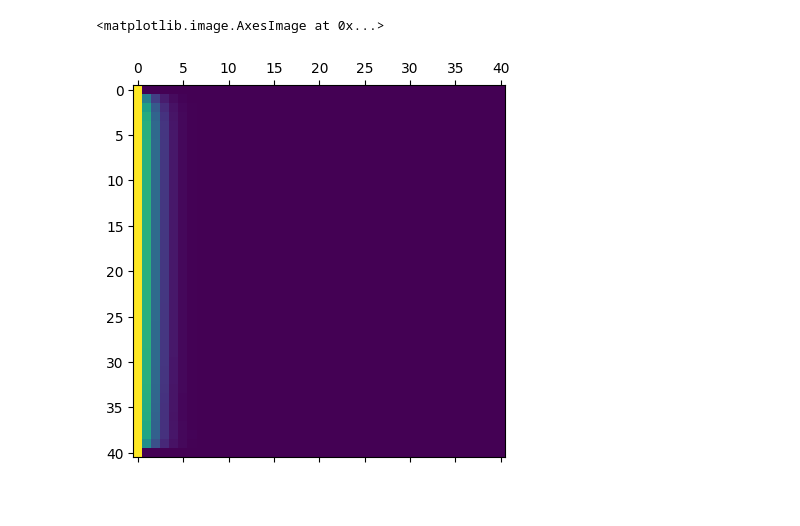
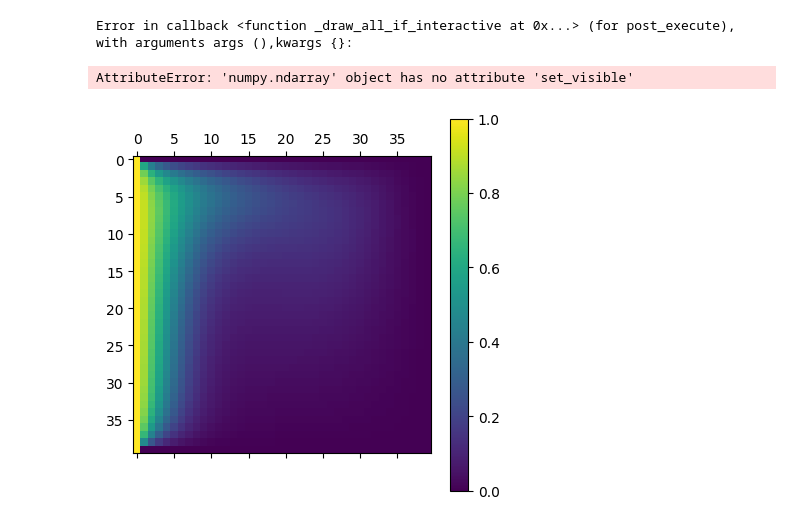
Before and after one commit to PierreG25/Thermal-transfert, a Jupyter notebook: ADI_Thomas.ipynb, the cells around one changed output. Saved outputs shown, nothing was run; the diff lists cells and outputs as text; code cells hidden in the pictures; blank space fills up the shorter version.

```diff
--- a/ADI_Thomas.ipynb
+++ b/ADI_Thomas.ipynb
@@ -12,12 +12,9 @@ Re = 100.0
 Pr = 0.71
 Ri = 1.0
 U0 = 1.0  # Vitesse paroi supérieure
-dt = 0.001
-alpha_sor = 1.5
+dt = 0.01
+alpha_sor = 1.725
 tol_sor = 1e-6
-
-rho = 1.25  # Densité
-Cp = 1005  # Capacité thermique
 
 # --- INITIALISATION ---
 T = np.zeros((nx, ny))
@@ -130,9 +127,9 @@ def solve_poisson_psi(psi, w, dx, alpha_sor, tol):
 # BOUCLE PRINCIPALE
 # ----------------------------------------------------------------
 
-img_dic = {'T': [], 'w': [], 'psi': []}
+img_dic = {'T': [], 'w': [], 'psi': [], 'u' : [], 'v' : []}
 
-for n in range(201):
+for n in range(2000):
     T = solve_energy_adi(T, psi, dt, dx, dy, Re, Pr)
     w = update_vorticity_boundary(w, psi, dx, dy, U0)
     w = solve_vorticity_interior(w, T, psi, dt, dx, dy, Re, Ri)
@@ -142,8 +139,14 @@ for n in range(201):
         img_dic['T'].append(T.copy())
         img_dic['w'].append(w.copy())
         img_dic['psi'].append(psi.copy())
+        u_save, v_save = get_velocity(psi)
+        img_dic['u'].append(u_save.copy())
+        img_dic['v'].append(v_save.copy())
 # %%
-plt.matshow(img_dic['T'][-1].T, cmap=cm.viridis)
+plt.matshow(np.rot90(img_dic['T'][-1]), cmap=cm.viridis)
+plt.colorbar()
+frames = animation.ArtistAnimation(plt.gcf(), img_dic['T'], interval=100)
 # %% [output]
-<matplotlib.image.AxesImage at 0x...>
+Error in callback <function _draw_all_if_interactive at 0x...> (for post_execute), with arguments args (),kwargs {}:
+AttributeError: 'numpy.ndarray' object has no attribute 'set_visible'
-[figure, old version]
+[figure, new version]
```
Also changed, not shown: parts of 1 cell of this notebook, 1 other file.
